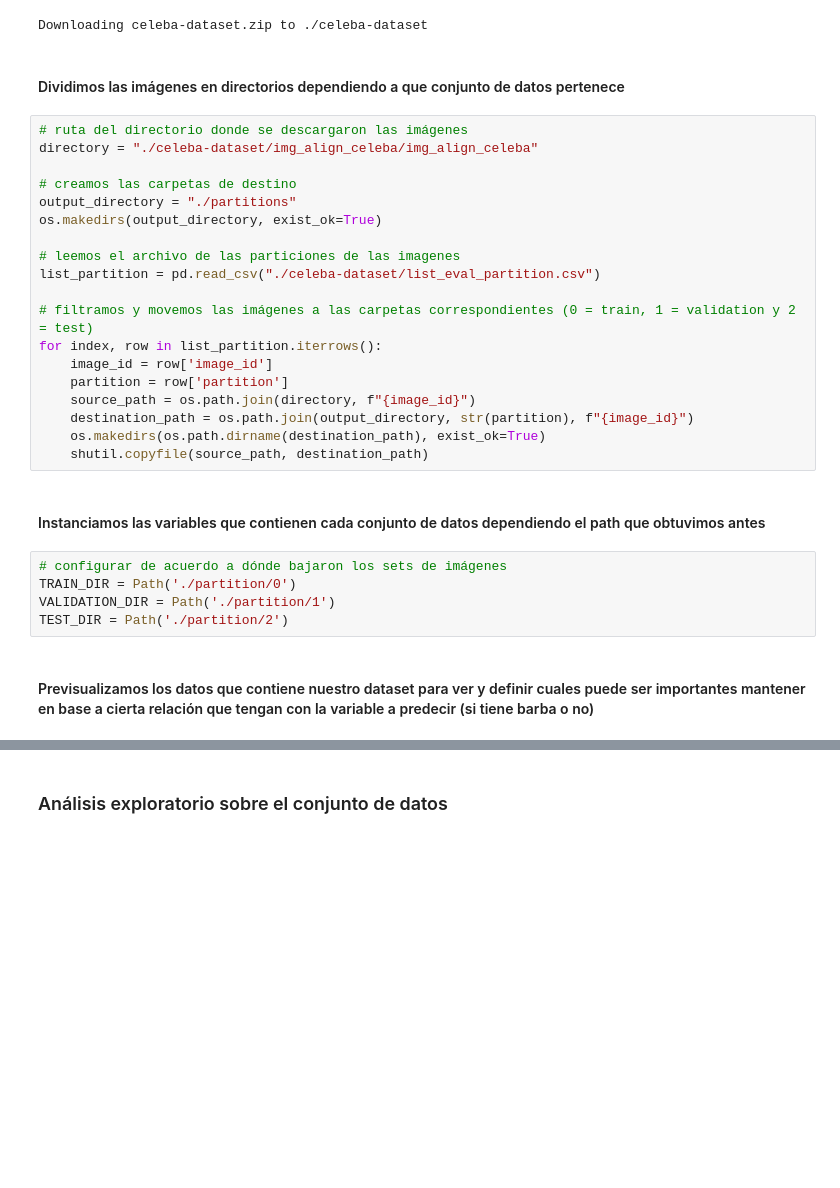
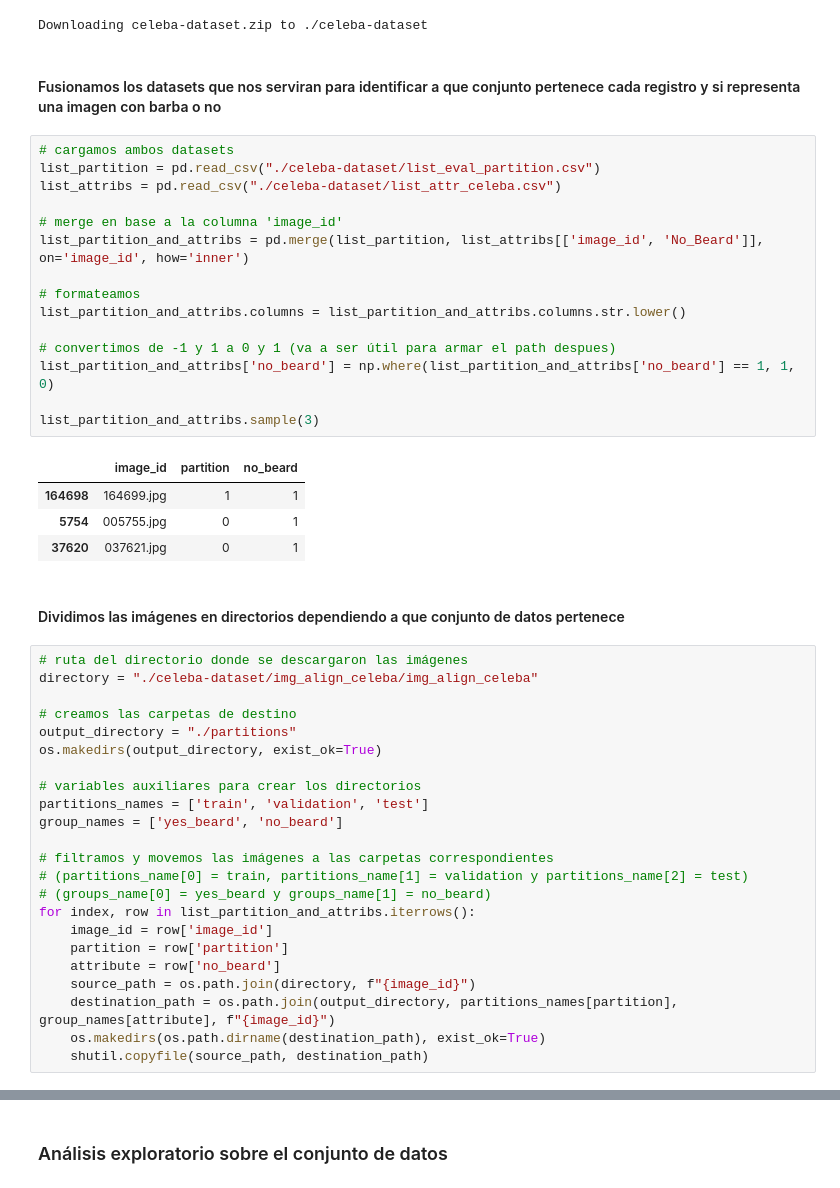
Before and after one commit to UlisesCravero/tp_ml_Cravero_Pautasso, a Jupyter notebook: tp3_celebfaces.ipynb, the cells around one changed output, grey strips where cells are left out. Cells and saved outputs as stored; diff of their text form; blank space fills up the shorter version.

```diff
--- a/tp3_celebfaces.ipynb
+++ b/tp3_celebfaces.ipynb
@@ -49,6 +49,28 @@ import random
 od.download("https://www.kaggle.com/datasets/jessicali9530/celeba-dataset")
 # %% [output]
 Downloading celeba-dataset.zip to ./celeba-dataset
+# %% [markdown]
+#### Fusionamos los datasets que nos serviran para identificar a que conjunto pertenece cada registro y si representa una imagen con barba o no
+# %%
+# cargamos ambos datasets
+list_partition = pd.read_csv("./celeba-dataset/list_eval_partition.csv")
+list_attribs = pd.read_csv("./celeba-dataset/list_attr_celeba.csv")
+
+# merge en base a la columna 'image_id'
+list_partition_and_attribs = pd.merge(list_partition, list_attribs[['image_id', 'No_Beard']], on='image_id', how='inner')
+
+# formateamos
+list_partition_and_attribs.columns = list_partition_and_attribs.columns.str.lower()
+
+# convertimos de -1 y 1 a 0 y 1 (va a ser útil para armar el path despues)
+list_partition_and_attribs['no_beard'] = np.where(list_partition_and_attribs['no_beard'] == 1, 1, 0)
+
+list_partition_and_attribs.sample(3)
+# %% [output]
+|  | image_id | partition | no_beard |
+| 164698 | 164699.jpg | 1 | 1 |
+| 5754 | 005755.jpg | 0 | 1 |
+| 37620 | 037621.jpg | 0 | 1 |
 # %% [markdown]
 #### Dividimos las imágenes en directorios dependiendo a que conjunto de datos pertenece
 # %%
@@ -59,23 +81,18 @@ directory = "./celeba-dataset/img_align_celeba/img_align_celeba"
 output_directory = "./partitions"
 os.makedirs(output_directory, exist_ok=True)
 
-# leemos el archivo de las particiones de las imagenes
-list_partition = pd.read_csv("./celeba-dataset/list_eval_partition.csv")
+# variables auxiliares para crear los directorios
+partitions_names = ['train', 'validation', 'test']
+group_names = ['yes_beard', 'no_beard']
 
-# filtramos y movemos las imágenes a las carpetas correspondientes (0 = train, 1 = validation y 2 = test)
-for index, row in list_partition.iterrows():
+# filtramos y movemos las imágenes a las carpetas correspondientes
+# (partitions_name[0] = train, partitions_name[1] = validation y partitions_name[2] = test)
+# (groups_name[0] = yes_beard y groups_name[1] = no_beard)
+for index, row in list_partition_and_attribs.iterrows():
     image_id = row['image_id']
     partition = row['partition']
+    attribute = row['no_beard']
     source_path = os.path.join(directory, f"{image_id}")
-    destination_path = os.path.join(output_directory, str(partition), f"{image_id}")
+    destination_path = os.path.join(output_directory, partitions_names[partition], group_names[attribute], f"{image_id}")
     os.makedirs(os.path.dirname(destination_path), exist_ok=True)
     shutil.copyfile(source_path, destination_path)
-# %% [markdown]
-#### Instanciamos las variables que contienen cada conjunto de datos dependiendo el path que obtuvimos antes
-# %%
-# configurar de acuerdo a dónde bajaron los sets de imágenes
-TRAIN_DIR = Path('./partition/0')
-VALIDATION_DIR = Path('./partition/1')
-TEST_DIR = Path('./partition/2')
-# %% [markdown]
-#### Previsualizamos los datos que contiene nuestro dataset para ver y definir cuales puede ser importantes mantener en base a cierta relación que tengan con la variable a predecir (si tiene barba o no)
```
Also changed, not shown: parts of 10 cells of this notebook, 1 other file.
